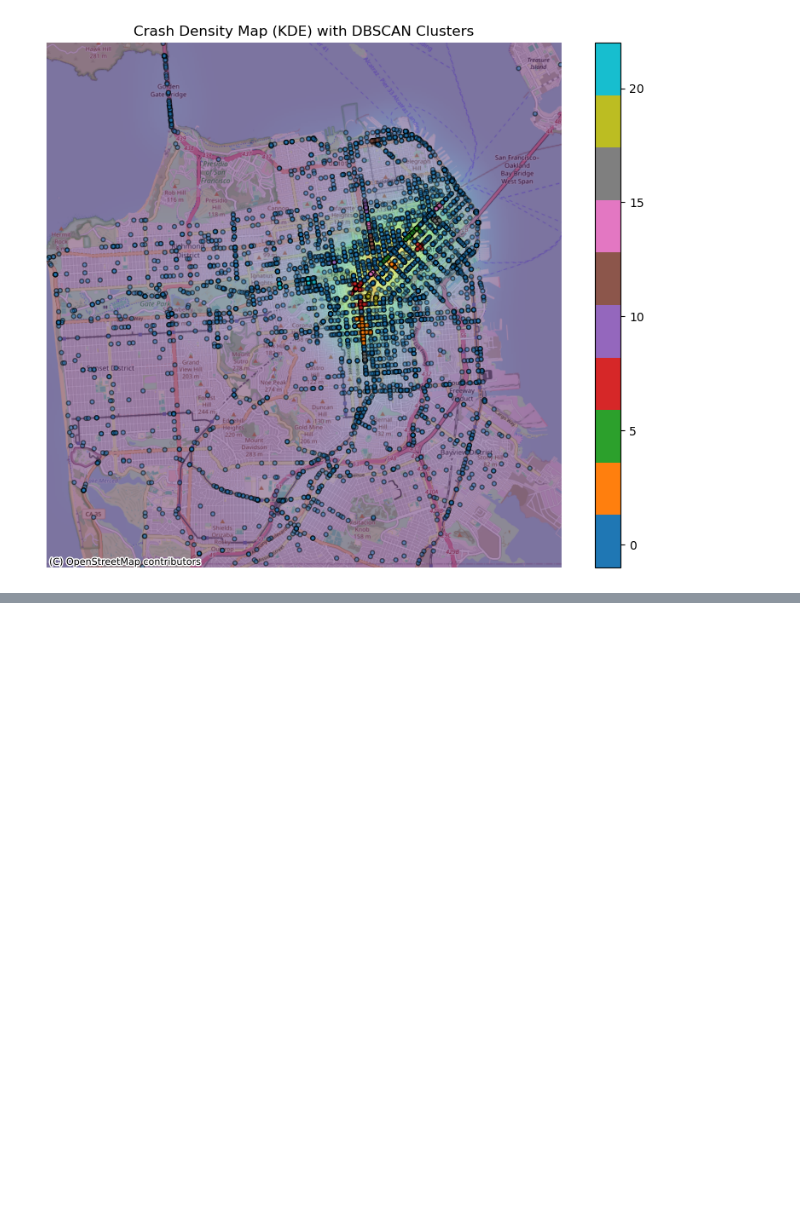
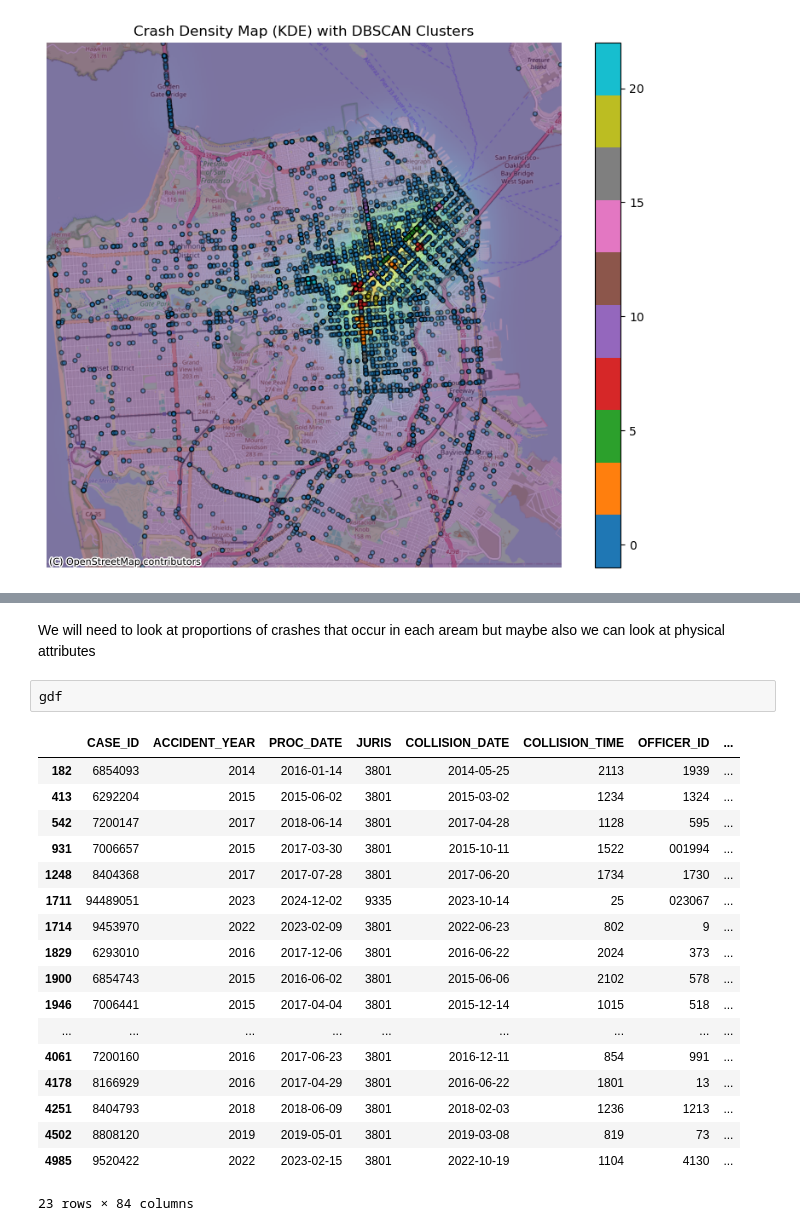
Before and after one commit to UCB-stat-159-f25/final-group07, a Jupyter notebook: KDE_data_exploration.ipynb, the cells around one changed output, grey strips where cells are left out. Saved outputs shown, nothing was run; the diff lists cells and outputs as text; blank space fills up the shorter version.

```diff
--- a/KDE_data_exploration.ipynb
+++ b/KDE_data_exploration.ipynb
@@ -88,0 +199,23 @@ plt.show()
+# %% [markdown]
+We will need to look at proportions of crashes that occur in each aream but maybe also we can look at physical attributes
+# %%
+gdf
+# %% [output]
+|  | CASE_ID | ACCIDENT_YEAR | PROC_DATE | JURIS | COLLISION_DATE | COLLISION_TIME | OFFICER_ID | ... |
+| 182 | 6854093 | 2014 | 2016-01-14 | 3801 | 2014-05-25 | 2113 | 1939 | ... |
+| 413 | 6292204 | 2015 | 2015-06-02 | 3801 | 2015-03-02 | 1234 | 1324 | ... |
+| 542 | 7200147 | 2017 | 2018-06-14 | 3801 | 2017-04-28 | 1128 | 595 | ... |
+| 931 | 7006657 | 2015 | 2017-03-30 | 3801 | 2015-10-11 | 1522 | 001994 | ... |
+| 1248 | 8404368 | 2017 | 2017-07-28 | 3801 | 2017-06-20 | 1734 | 1730 | ... |
+| 1711 | 94489051 | 2023 | 2024-12-02 | 9335 | 2023-10-14 | 25 | 023067 | ... |
+| 1714 | 9453970 | 2022 | 2023-02-09 | 3801 | 2022-06-23 | 802 | 9 | ... |
+| 1829 | 6293010 | 2016 | 2017-12-06 | 3801 | 2016-06-22 | 2024 | 373 | ... |
+| 1900 | 6854743 | 2015 | 2016-06-02 | 3801 | 2015-06-06 | 2102 | 578 | ... |
+| 1946 | 7006441 | 2015 | 2017-04-04 | 3801 | 2015-12-14 | 1015 | 518 | ... |
+| ... | ... | ... | ... | ... | ... | ... | ... | ... |
+| 4061 | 7200160 | 2016 | 2017-06-23 | 3801 | 2016-12-11 | 854 | 991 | ... |
+| 4178 | 8166929 | 2016 | 2017-04-29 | 3801 | 2016-06-22 | 1801 | 13 | ... |
+| 4251 | 8404793 | 2018 | 2018-06-09 | 3801 | 2018-02-03 | 1236 | 1213 | ... |
+| 4502 | 8808120 | 2019 | 2019-05-01 | 3801 | 2019-03-08 | 819 | 73 | ... |
+| 4985 | 9520422 | 2022 | 2023-02-15 | 3801 | 2022-10-19 | 1104 | 4130 | ... |
+23 rows × 84 columns
```
Also changed, not shown: parts of 4 cells of this notebook.
